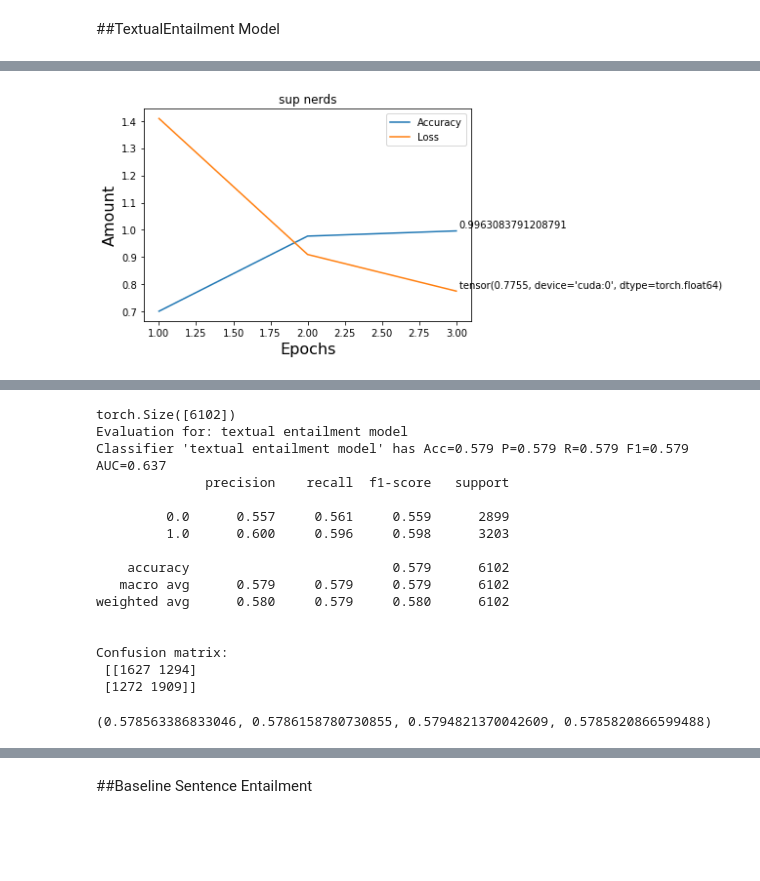
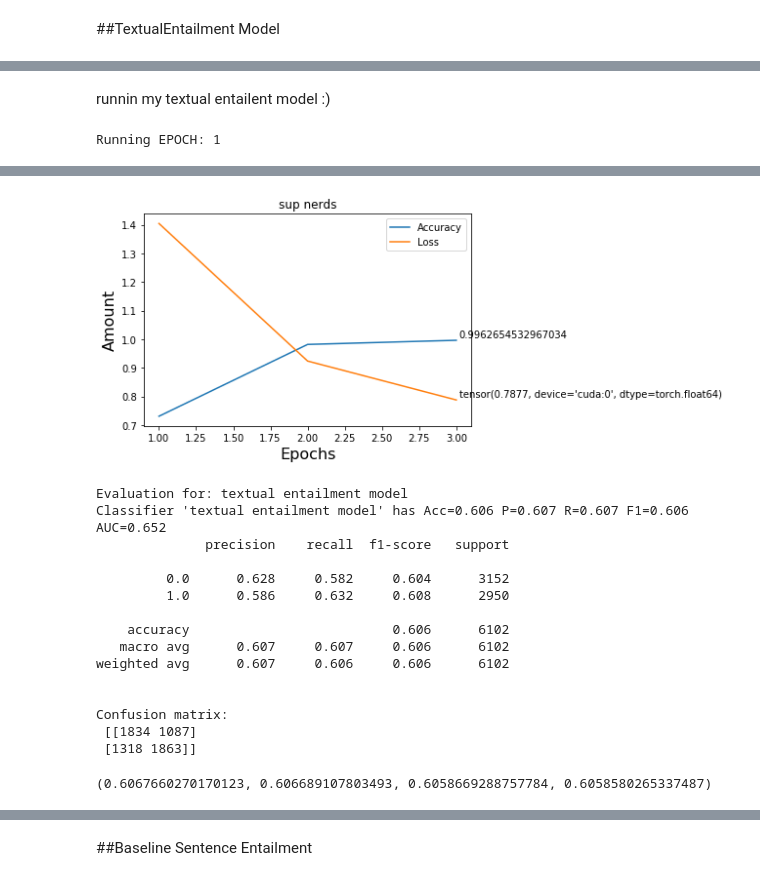
Before and after one commit to PiotrusWatson/level4project, a Jupyter notebook: data/ipynbs/textual_entailment_snli.ipynb, the cells around one changed output, grey strips where cells are left out. Drawn from its saved outputs; the diff is of its cells as text; code cells hidden in the pictures; blank space fills up the shorter version.

```diff
--- a/data/ipynbs/textual_entailment_snli.ipynb
+++ b/data/ipynbs/textual_entailment_snli.ipynb
@@ -600,9 +605,6 @@ class TextualEntailmentModel(torch.nn.Module):
     self.hp.batch_size = new_batch
     self.hidden_state = self.init_hidden()
 
-  def load_embeddings(self, word_embeddings):
-    self.premise_processor = SequenceProcessor(word_embeddings, self.hp)
-    self.hypothesis_processor = SequenceProcessor(word_embeddings, self.hp)
   def __init__(self, hp, word_embeddings):
     super(TextualEntailmentModel, self).__init__()
     self.hp = hp
@@ -668,13 +848,12 @@ INCLUDING NORMALISATION IN THE WEIRD WAY THE SELF ATTENTIVE MODEL REQUIRES
 ALSO A SWITCH TO ENSURE IT DOES THE BEST AT GETTING BOTH BINARY AND NON BINARY LOSS :)
 # %%
 def train(model=None,
-          dataset=None,
+          train_loader=None,
           loss_function=None,
           optimiser=None,
           hp=None,
           using_gradient_clipping=False):
 
-  train_loader = dataset.train_loader
   model.reset_for_testing(train_loader.batch_size)
   model.train()
   losses = []
@@ -686,6 +865,7 @@ def train(model=None,
   elif train_loader.name == "fact_data" and hp.num_classes !=1:
       raise ValueError("Two classes are needed for fact checking to safely happen")
   torch.enable_grad()
+
   for epoch in range(hp.epochs):
     print("Running EPOCH:",epoch+1)
     total_loss = 0
@@ -803,10 +983,11 @@ def plot_stuff(epochs, losses, accuracies=None, title="sup nerds"):
 NEW FUNCTIONS TO AUTOMATE THE RUNNING OF LOTS OF DATASETS/MODELS
 # %%
 def run_model(model, dataset, hp):
+  runnable_model = model(hp, dataset.word_embeddings_small).cuda()
   bce_loss = torch.nn.BCELoss()
   cross_entropy_loss = torch.nn.CrossEntropyLoss()
-  optimiser = torch.optim.Adam(model.parameters(), lr=0.01)
-  losses, accuracies = train(model=model,
+  optimiser = torch.optim.Adam(runnable_model.parameters(), lr=0.01)
+  losses, accuracies = train(model=runnable_model,
                        train_loader=dataset.train_loader,
                        loss_function=bce_loss,
                        optimiser = optimiser,
@@ -814,7 +995,7 @@ def run_model(model, dataset, hp):
                        using_gradient_clipping=True)
   plot_stuff(hp.epochs, losses, accuracies)
   torch.cuda.empty_cache()
-  results, predicted_ys = batch_wise_evaluate(model,
+  results, predicted_ys = batch_wise_evaluate(runnable_model,
          dataset.test_loader,
          hp)
   return results, predicted_ys
@@ -847,0 +1021,12 @@ torch.Size([36905, 300])
+# %%
+
+datasets = {
+    "politifact": Dataset(train_fact_loader, test_fact_loader, y_fact_test, fact_tokeniser),
+    "snopes": Dataset(train_snopes_loader, test_snopes_loader, y_snopes_test, snopes_tokeniser)
+}
+models = {
+    "my_model": TextualEntailmentModel,
+    "sheena_model": BaselineSentenceEntailment,
+    "broke_declare": BaselineDeclare,
+    "real_declare": RealDeclare
+}
@@ -906,5 +1051,0 @@ Accuracy of the model 0.9963083791208791
-# %%
-import matplotlib.pyplot as plt
-plot_stuff(Hyperparameters.epochs, loss, accuracy)
-# %% [output]
-[figure, removed]
@@ -916,0 +1052,11 @@ real_results, predicted_ys = batch_wise_evaluate(textual_entailment_model,
+# %% [markdown]
+runnin my textual entailent model :)
+# %%
+import os
+os.environ['CUDA_LAUNCH_BLOCKING'] = "1"
+
+real_results, predicted_ys = run_model(models["my_model"], datasets["politifact"], Hyperparameters)
+
+#textual_entailment_model.to(device)
+# %% [output]
+Running EPOCH: 1
@@ -917,21 +1080,20 @@ real_results, predicted_ys = batch_wise_evaluate(textual_entailment_model,
+[figure, added]
 # %%
-print(predicted_ys.cpu().shape)
-evaluation_summary("textual entailment model", predicted_ys.cpu(), real_results.cpu(), y_fact_test)
+evaluation_summary("textual entailment model", predicted_ys.cpu(), real_results.cpu(), datasets["politifact"].test_data)
 # %% [output]
-torch.Size([6102])
 Evaluation for: textual entailment model
-Classifier 'textual entailment model' has Acc=0.579 P=0.579 R=0.579 F1=0.579 AUC=0.637
+Classifier 'textual entailment model' has Acc=0.606 P=0.607 R=0.607 F1=0.606 AUC=0.652
               precision    recall  f1-score   support
 
-         0.0      0.557     0.561     0.559      2899
-         1.0      0.600     0.596     0.598      3203
+         0.0      0.628     0.582     0.604      3152
+         1.0      0.586     0.632     0.608      2950
 
-    accuracy                          0.579      6102
-   macro avg      0.579     0.579     0.579      6102
-weighted avg      0.580     0.579     0.580      6102
+    accuracy                          0.606      6102
+   macro avg      0.607     0.607     0.606      6102
+weighted avg      0.607     0.606     0.606      6102
 
 
 Confusion matrix:
- [[1627 1294]
- [1272 1909]]
+ [[1834 1087]
+ [1318 1863]]
-(0.578563386833046, 0.5786158780730855, 0.5794821370042609, 0.5785820866599488)
+(0.6067660270170123, 0.606689107803493, 0.6058669288757784, 0.6058580265337487)
```
Also changed, not shown: parts of 45 cells of this notebook.
